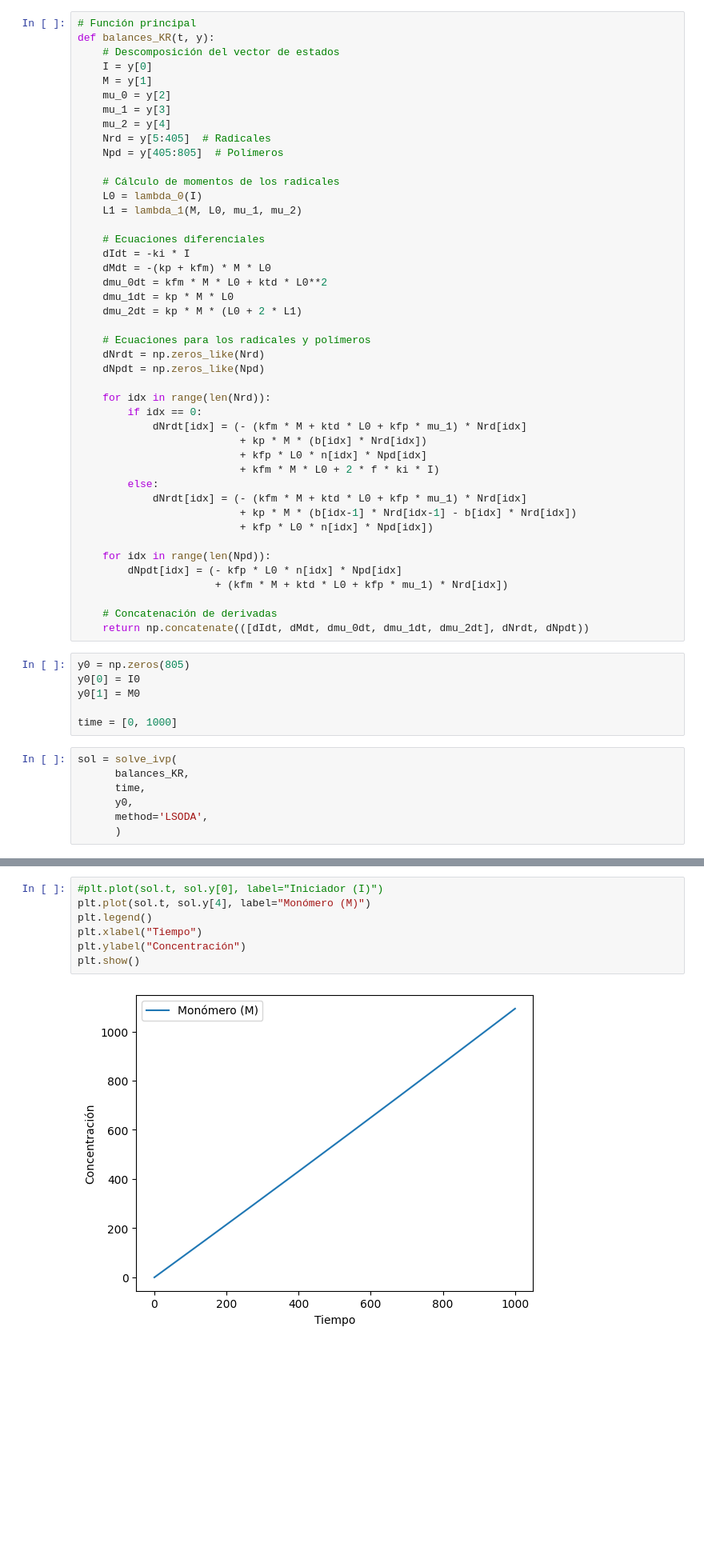
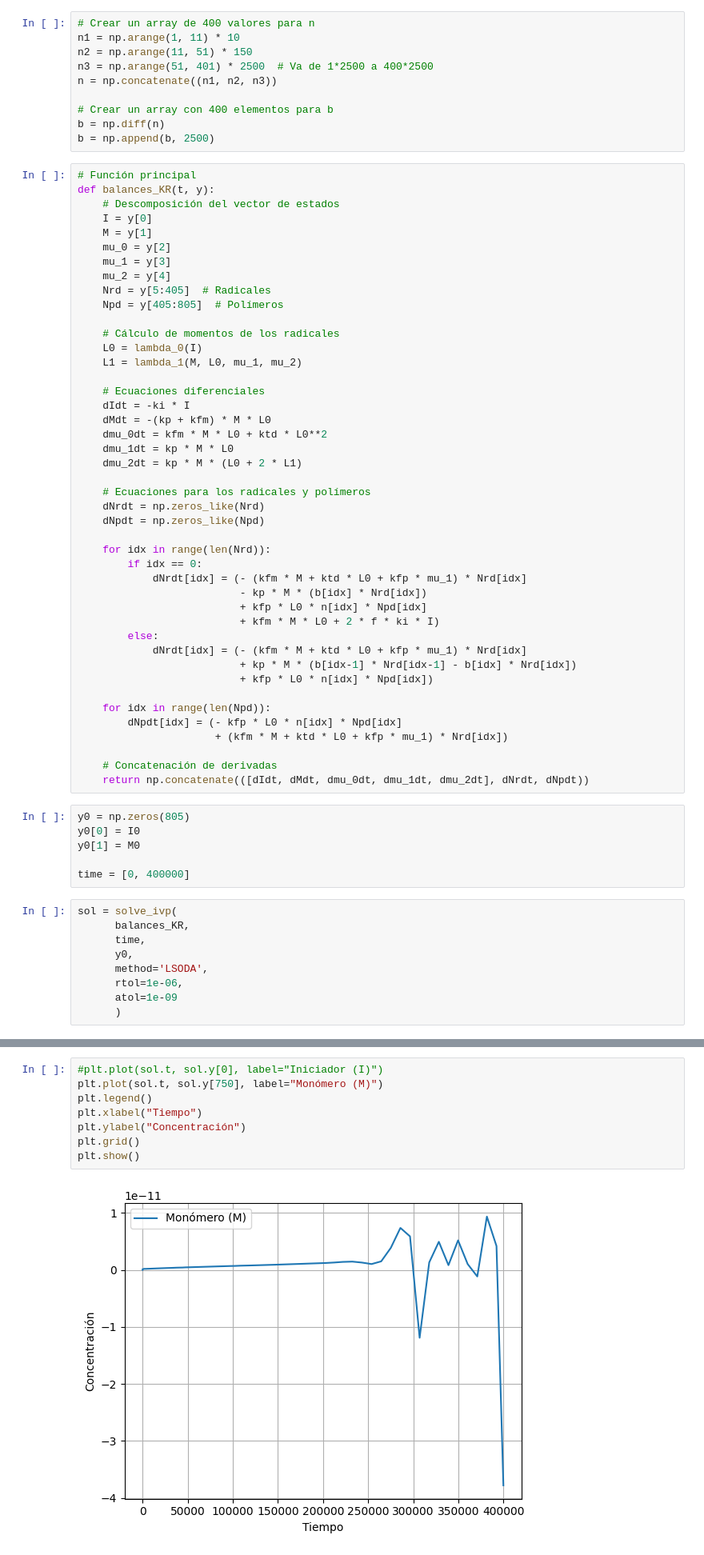
Before and after one commit to NicolasHeredia/KR_method, a Jupyter notebook: kr_first_test.ipynb, the cells around one changed output, grey strips where cells are left out. Shown at 80% size. Drawn from its saved outputs; the diff is of its cells as text; blank space fills up the shorter version.

```diff
--- a/kr_first_test.ipynb
+++ b/kr_first_test.ipynb
@@ -32,3 +29,13 @@ n = np.arange(1, 401) * 2500  # Va de 1*2500 a 400*2500
+# %%
+# Crear un array de 400 valores para n
+n1 = np.arange(1, 11) * 10
+n2 = np.arange(11, 51) * 150
+n3 = np.arange(51, 401) * 2500  # Va de 1*2500 a 400*2500
+n = np.concatenate((n1, n2, n3))
+
+# Crear un array con 400 elementos para b
+b = np.diff(n)
+b = np.append(b, 2500)
 # %%
 # Función principal
 def balances_KR(t, y):
@@ -59,7 +66,7 @@ def balances_KR(t, y):
     for idx in range(len(Nrd)):
         if idx == 0:
             dNrdt[idx] = (- (kfm * M + ktd * L0 + kfp * mu_1) * Nrd[idx]
-                          + kp * M * (b[idx] * Nrd[idx])
+                          - kp * M * (b[idx] * Nrd[idx])
                           + kfp * L0 * n[idx] * Npd[idx]
                           + kfm * M * L0 + 2 * f * ki * I)
         else:
@@ -78,13 +85,15 @@ y0 = np.zeros(805)
 y0[0] = I0
 y0[1] = M0
 
-time = [0, 1000]
+time = [0, 400000]
 # %%
 sol = solve_ivp(
       balances_KR,
       time,
       y0,
       method='LSODA',
+      rtol=1e-06,
+      atol=1e-09
       )
 # %%
 # Visualización
@@ -101,9 +111,10 @@ plt.show()
 # %%
 #plt.plot(sol.t, sol.y[0], label="Iniciador (I)")
-plt.plot(sol.t, sol.y[4], label="Monómero (M)")
+plt.plot(sol.t, sol.y[750], label="Monómero (M)")
 plt.legend()
 plt.xlabel("Tiempo")
 plt.ylabel("Concentración")
+plt.grid()
 plt.show()
 # %% [output]
-[figure, old version]
+[figure, new version]
```
Also changed, not shown: parts of 12 cells of this notebook, 1 other file.
